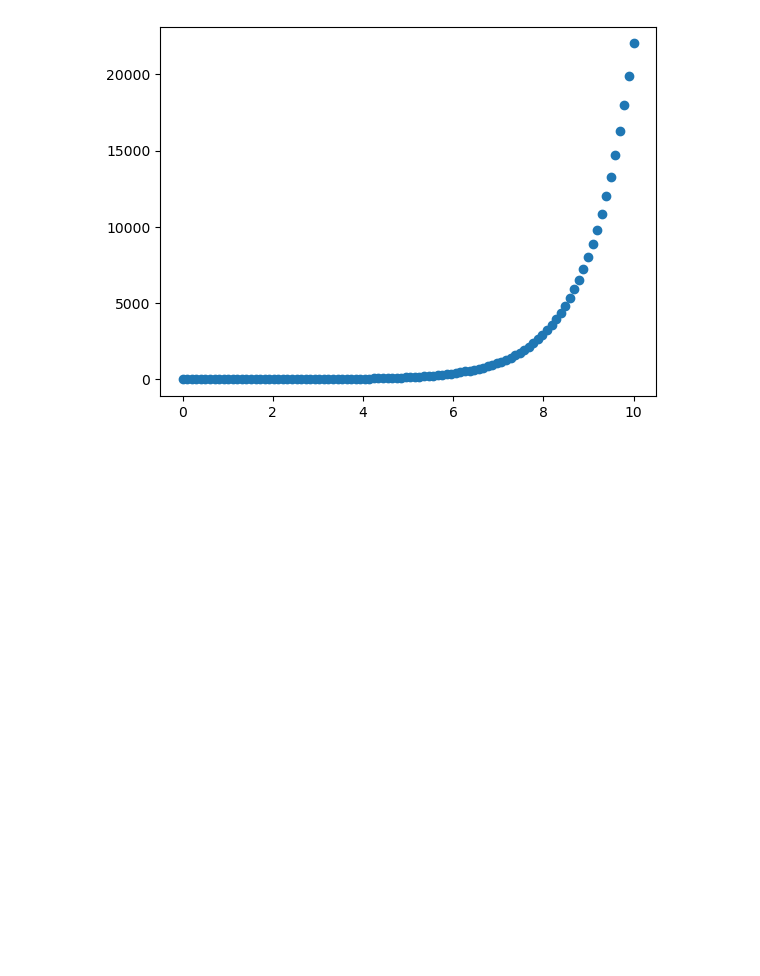
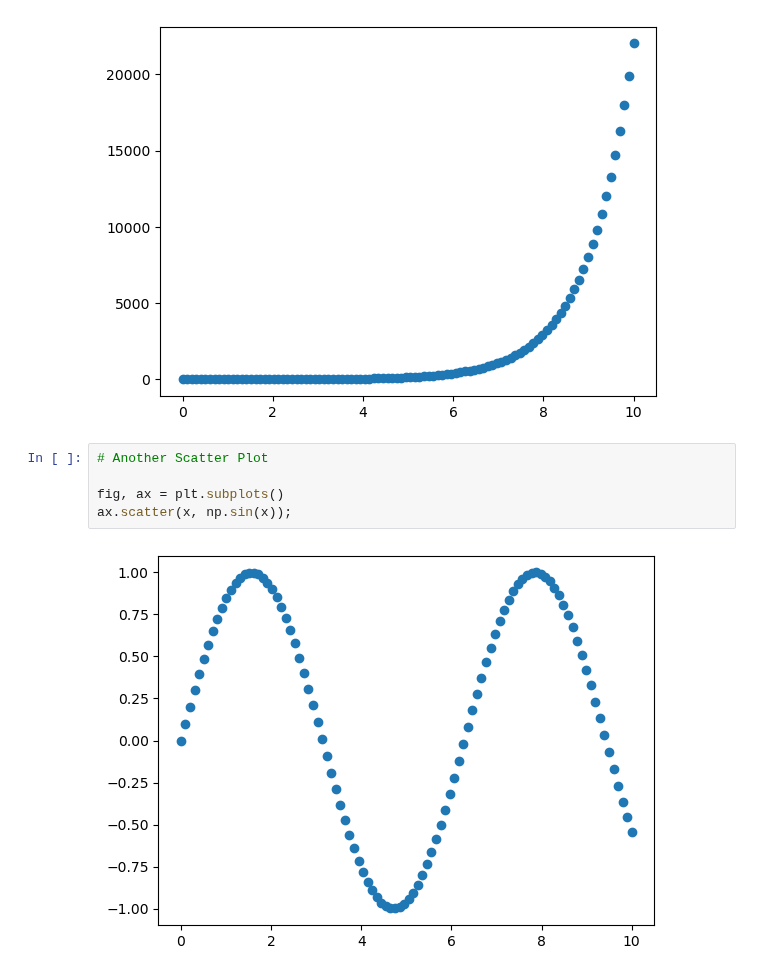
Before and after one commit to snmsndhu/Machine_Learning, a Jupyter notebook: 03_matplotlib/introduction_to_matplotlib.ipynb, the cells around one changed output. Cells and saved outputs as stored; diff of their text form; blank space fills up the shorter version.

```diff
--- a/03_matplotlib/introduction_to_matplotlib.ipynb
+++ b/03_matplotlib/introduction_to_matplotlib.ipynb
@@ -131,3 +131,10 @@ fig, ax = plt.subplots()
 ax.scatter(x, np.exp(x));
 # %% [output]
 [figure]
+# %%
+# Another Scatter Plot
+
+fig, ax = plt.subplots()
+ax.scatter(x, np.sin(x));
+# %% [output]
+[figure, added]
```
Also changed, not shown: parts of 1 cell of this notebook.
